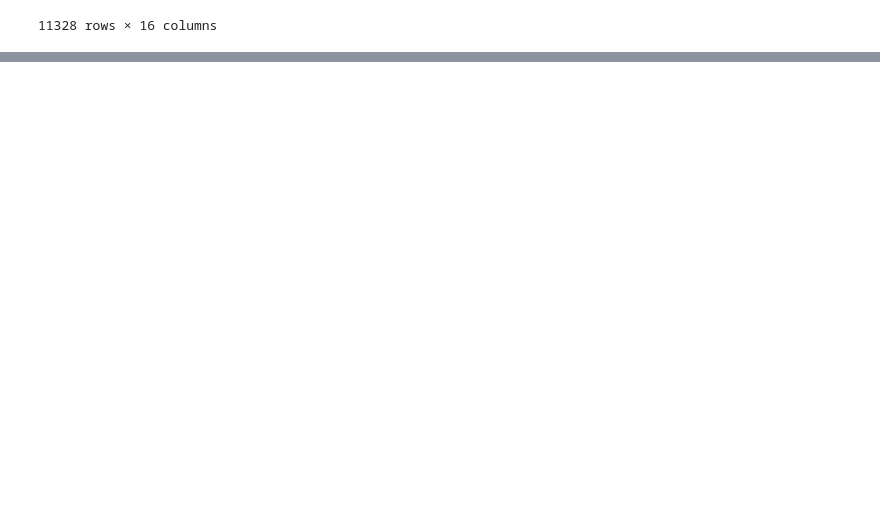
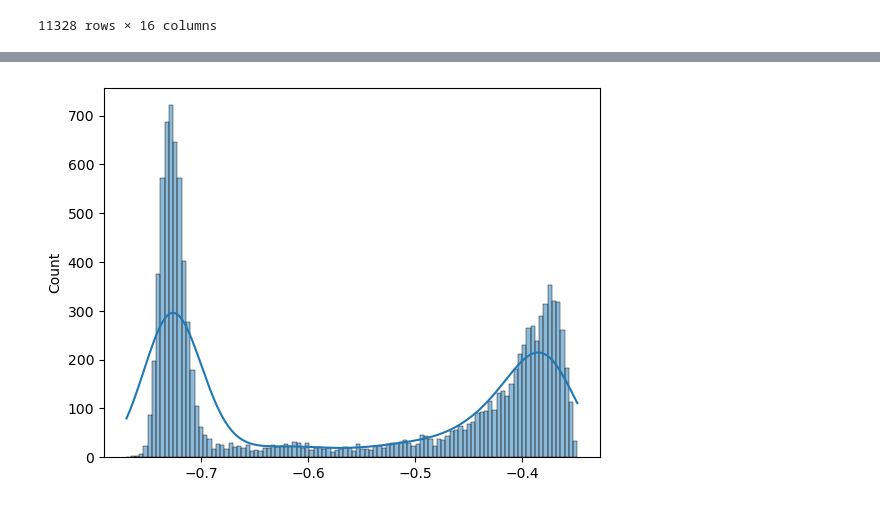
Before and after one commit to justforprogramming07-code/shm-anomaly-detection, a Jupyter notebook: nbs/02_isolation_forest.ipynb, the cells around one changed output, grey strips where cells are left out. Drawn from its saved outputs; the diff is of its cells as text; code cells hidden in the pictures; blank space fills up the shorter version.

```diff
--- a/nbs/02_isolation_forest.ipynb
+++ b/nbs/02_isolation_forest.ipynb
@@ -387,0 +272,28 @@ import nbdev; nbdev.nbdev_export()
+# %%
+# Train Isolation Forest on residuals from normal period only
+residuals_normal = residuals.loc[df_normal.index]
+
+model_corrected = IsolationForest(
+    n_estimators=100,
+    max_samples=256,
+    contamination=0.1,
+    random_state=42
+)
+
+model_corrected.fit(residuals_normal)
+
+# Predict on full residuals
+scores_corrected = model_corrected.score_samples(residuals)
+labels_corrected = model_corrected.predict(residuals)
+
+# Store results
+results_corrected = residuals.copy()
+results_corrected['anomaly_score'] = scores_corrected
+results_corrected['label'] = labels_corrected
+# %%
+
+
+sns.histplot(scores_corrected, bins=106, kde=True)
+plt.show()
+# %% [output]
+[figure, added]
```
Also changed, not shown: parts of 48 cells of this notebook, 1 other file.
